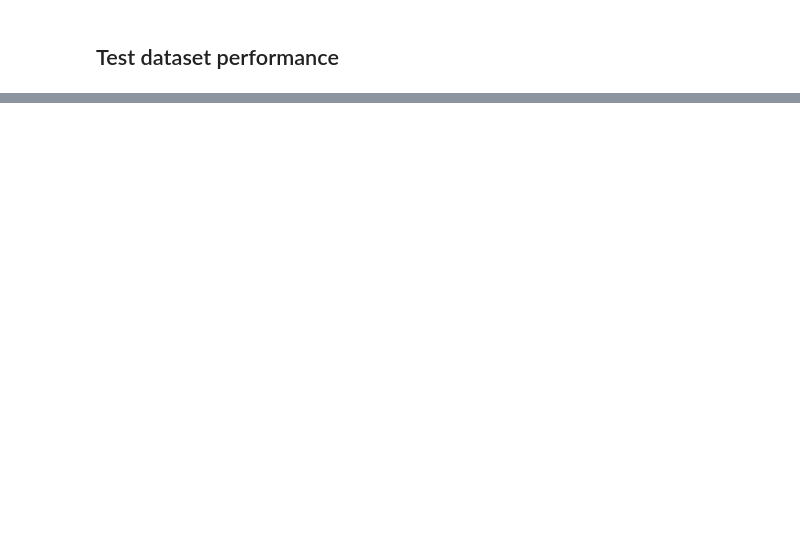
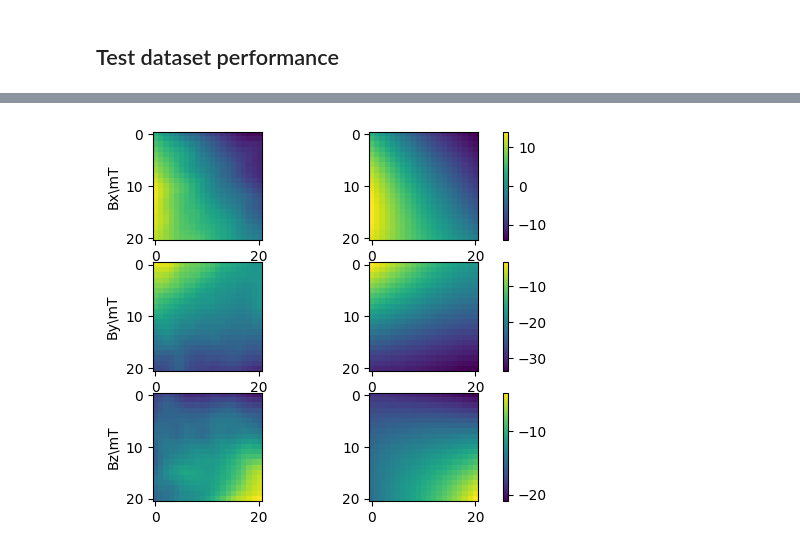
Before and after one commit to Junang-Wang/Qubot_Elastica, a Jupyter notebook: Modeling eMNS/ANN_v4_backward_WJA.ipynb, the cells around one changed output, grey strips where cells are left out. Drawn from its saved outputs; the diff is of its cells as text; code cells hidden in the pictures; blank space fills up the shorter version.

Commit message:
test backward-forward ANN model

```diff
--- a/Modeling eMNS/ANN_v4_backward_WJA.ipynb
+++ b/Modeling eMNS/ANN_v4_backward_WJA.ipynb
@@ -151,11 +212,11 @@ torch.save(checkpoint_data, model_path)
 # %%
 # position unit mm, current unit Ampere, B field unit mT
-sparsity = 4
+sparsity = 1
 # Position_Bfield_test =data[train_file_num:, ::sparsity, ::sparsity, ::sparsity, :6].reshape(-1,6)
 
 # Current_test = data[train_file_num:, ::sparsity, ::sparsity, ::sparsity,:12].reshape(-1,12)
 
-Position_Bfield_test =data[:train_file_num, ::sparsity, ::sparsity, ::sparsity, :6].reshape(-1,6)
+Position_Bfield_test =data[:train_file_num, ::sparsity, ::sparsity, ::sparsity, 12:].reshape(-1,6)
 
 Current_test = data[:train_file_num, ::sparsity, ::sparsity, ::sparsity,:12].reshape(-1,12)
 
@@ -165,12 +226,17 @@ print('Current shape', Current_test.shape)
 
 # construct dataset
 test_set = eMNS_Dataset(
-    x=Position_Bfield_test,
+    x=Position_Bfield_test.clone(),
     y=Current_test
 )
+print(test_set.x.abs().mean())
+print(Position_Bfield_test.abs().mean())
 test_set.test_norm_ANN(extremes=extremes, boundary_index=3)
 
 test_loader = torch.utils.data.DataLoader(
-    dataset=train_set,
+    dataset=test_set,
     batch_size=train_loop_config['batch_size'],
     shuffle=False)
+
+print(test_set.x.abs().mean())
+print(Position_Bfield_test.abs().mean())
@@ -211,26 +271,36 @@ denorm(dataset.x[:,3:],extremes[2],extremes[3],device='cpu').abs().mean()
 # %%
 import matplotlib.pyplot as plt
+from matplotlib import colors
 import numpy as np
 grid_test = int(np.ceil(grid_size/sparsity))
 B_est = prediction.reshape(-1, grid_test, grid_test, grid_test, 3)
-Bfield_test = Position_Bfield[:,3:].reshape(-1, grid_test, grid_test, grid_test, 3)
 
-current_index=6
-z_plane_index= 2
+Bfield_test = Position_Bfield_test[:,3:].reshape(-1, grid_test, grid_test, grid_test, 3)
+# Bfield_test = data[train_file_num:,:,:,:,15:]
+
+current_index=50
+z_plane_index= 4
 # fig, ax = plt.subplots(3, 2)
 # fig.tight_layout(h_pad=2)
 fig = plt.figure()
 ylables=['Bx\mT','By\mT','Bz\mT']
 # fig.tight_layout(pad=0.4, w_pad=0, h_pad=0)
 for i in range(1,4):
-    plt.subplot(3,2,2*i-1)
-    plt.imshow(B_est[current_index,:,:,z_plane_index,i-1])
-    plt.colorbar()
+    B_est_sample = B_est[current_index,:,:,z_plane_index,i-1]
+    B_desired_sample = Bfield_test[current_index,:,:,z_plane_index,i-1]
+    vmin = min(B_est_sample.min(), B_desired_sample.min())
+    vmax = max(B_est_sample.max(), B_desired_sample.max())
+    norm = colors.Normalize(vmin=vmin, vmax=vmax)
+    ax = plt.subplot(3,2,2*i-1)
+    img = plt.imshow(B_est_sample, norm=norm)
     plt.ylabel(ylables[i-1])
-    plt.subplot(3,2,2*i)
-    plt.imshow(Bfield_test[current_index,:,:,z_plane_index,i-1])
-    plt.colorbar()
+    ax2 = plt.subplot(3,2,2*i)
+    img2 = plt.imshow(B_desired_sample, norm=norm)
+    plt.colorbar(img,ax=[ax,ax2])
+
 plt.show()
+# %% [output]
+[figure, added]
 # %%
 import numpy as np
 A = np.arange(21)
```
Also changed, not shown: parts of 9 cells of this notebook, 4 other files.
